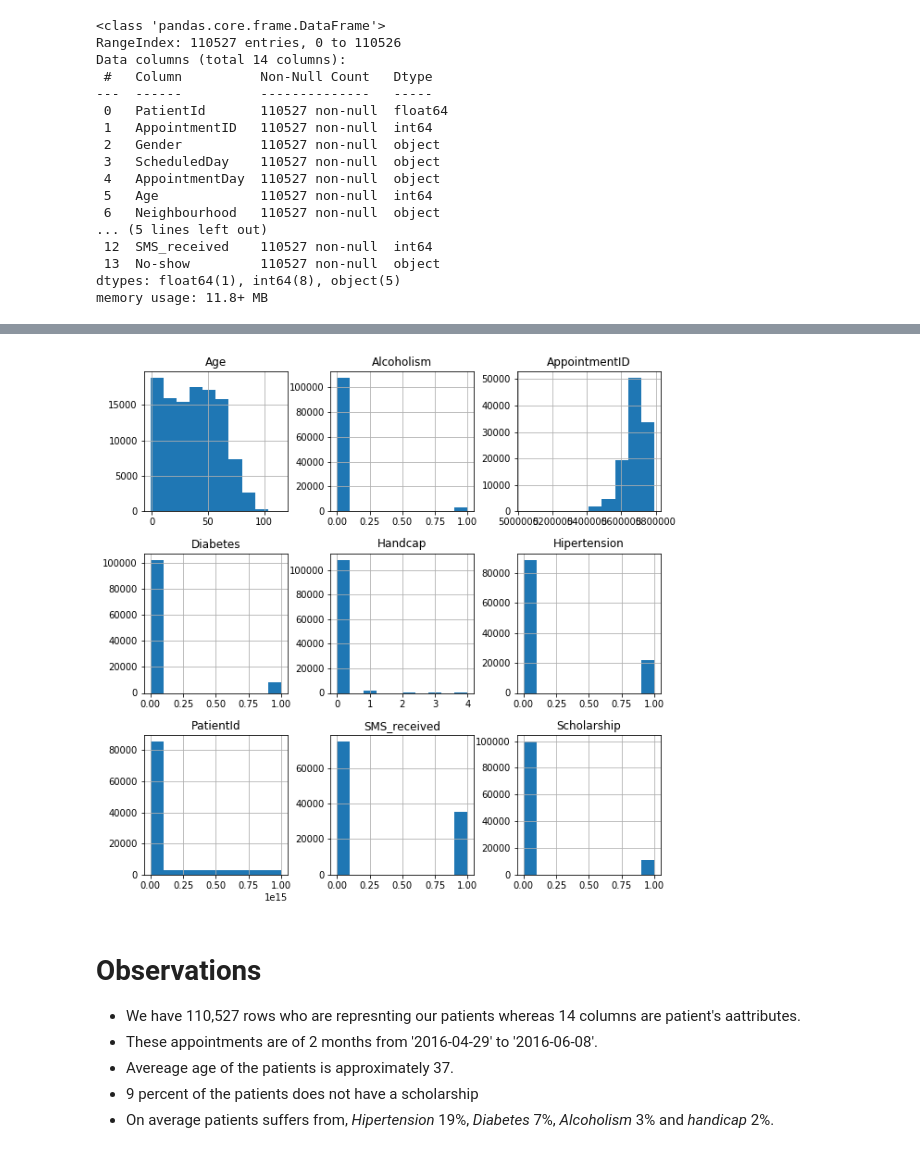
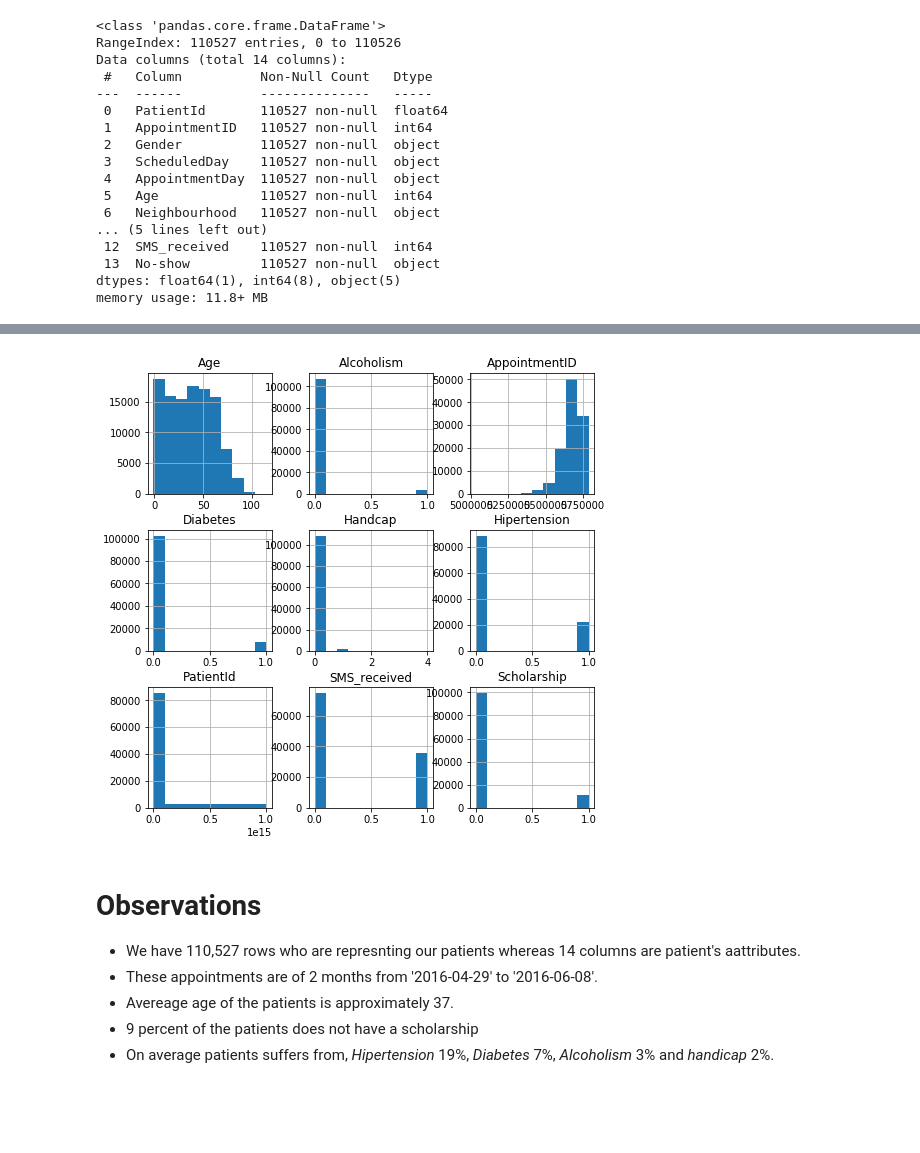
Before and after one commit to faizankhann/Medical-Appointment-No-Show, a Jupyter notebook: Medical Appointment No Show.ipynb, the cells around one changed output, grey strips where cells are left out. Cells and saved outputs as stored; diff of their text form; code cells hidden in the pictures; blank space fills up the shorter version.

```diff
--- a/Medical Appointment No Show.ipynb
+++ b/Medical Appointment No Show.ipynb
@@ -77,7 +123,8 @@ df.describe().hist(figsize=(10,10));
-# %%
-df.hist(figsize=(10,10));
-# %% [output]
-[figure, removed]
+# %%
+# Observing data through visualization
+df.hist(figsize=(8,8));
+# %% [output]
+[figure, added]
 # %% [markdown]
 # Observations
 * We have 110,527 rows who are represnting our patients whereas 14 columns are patient's aattributes.
```
Also changed, not shown: parts of 17 cells of this notebook.
